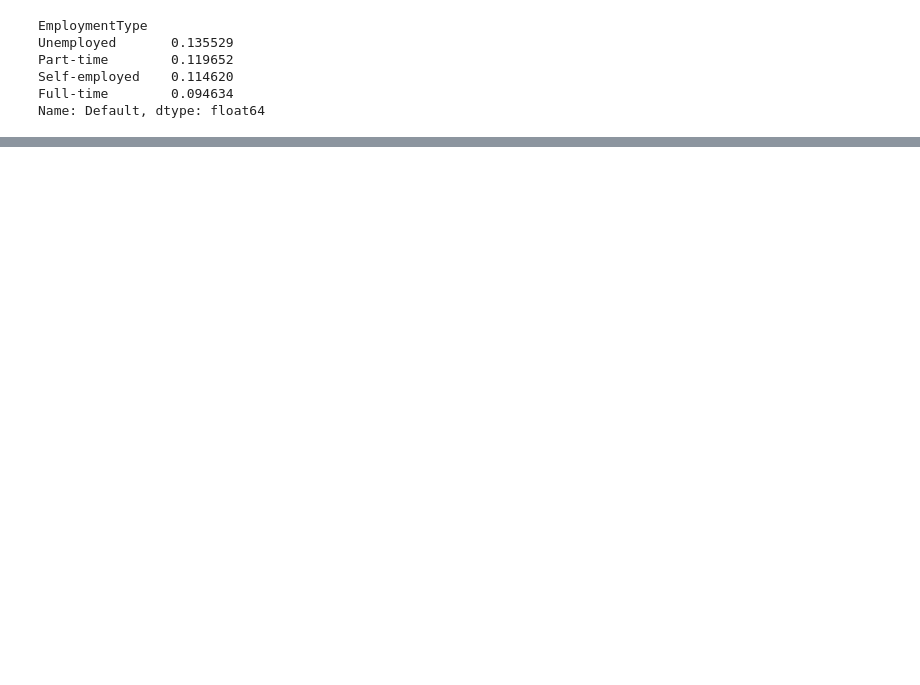
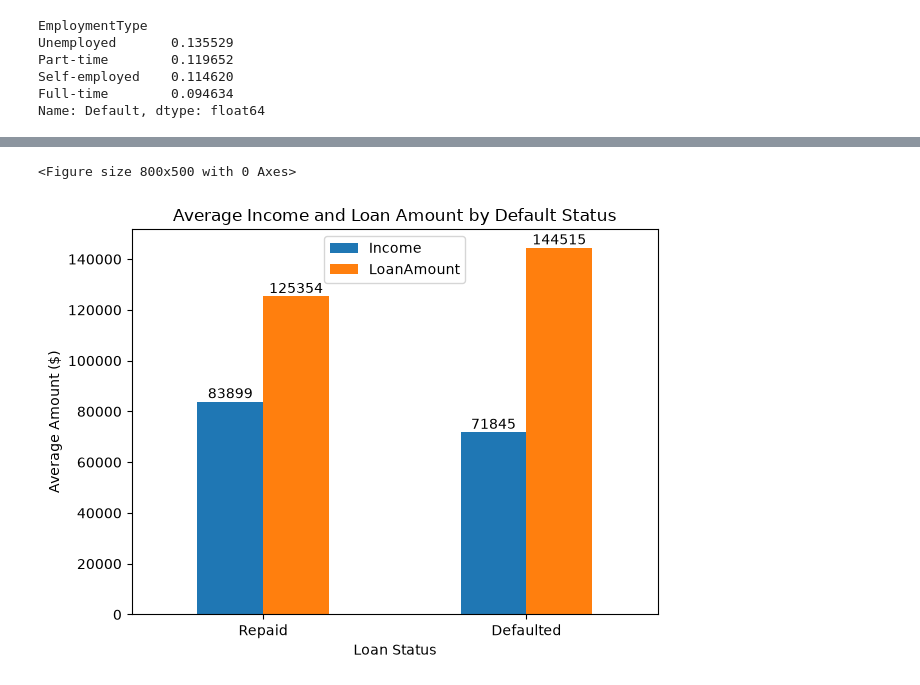
Before and after one commit to IrinaEkb/Loan_Default, a Jupyter notebook: notebooks/02_eda.ipynb, the cells around one changed output, grey strips where cells are left out. Saved outputs shown, nothing was run; the diff lists cells and outputs as text; code cells hidden in the pictures; blank space fills up the shorter version.

```diff
--- a/notebooks/02_eda.ipynb
+++ b/notebooks/02_eda.ipynb
@@ -38,0 +147,27 @@ Name: Default, dtype: float64
+# %%
+plt.figure(figsize=(8, 5))
+
+ax = (
+    df.groupby("Default")[["Income", "LoanAmount"]]
+      .mean()
+      .rename(index={False: "Repaid", True: "Defaulted"})
+      .plot(kind="bar")
+)
+
+plt.title("Average Income and Loan Amount by Default Status")
+plt.xlabel("Loan Status")
+plt.ylabel("Average Amount ($)")
+
+plt.xticks(rotation=0)
+
+for container in ax.containers:
+    ax.bar_label(container, fmt="%.0f")
+
+plt.tight_layout()
+
+plt.savefig(project_path / "visuals/income_loan_by_default.png")
+
+plt.show()
+# %% [output]
+<Figure size 800x500 with 0 Axes>
+[figure, added]
```
Also changed, not shown: parts of 9 cells of this notebook, 3 other files.
